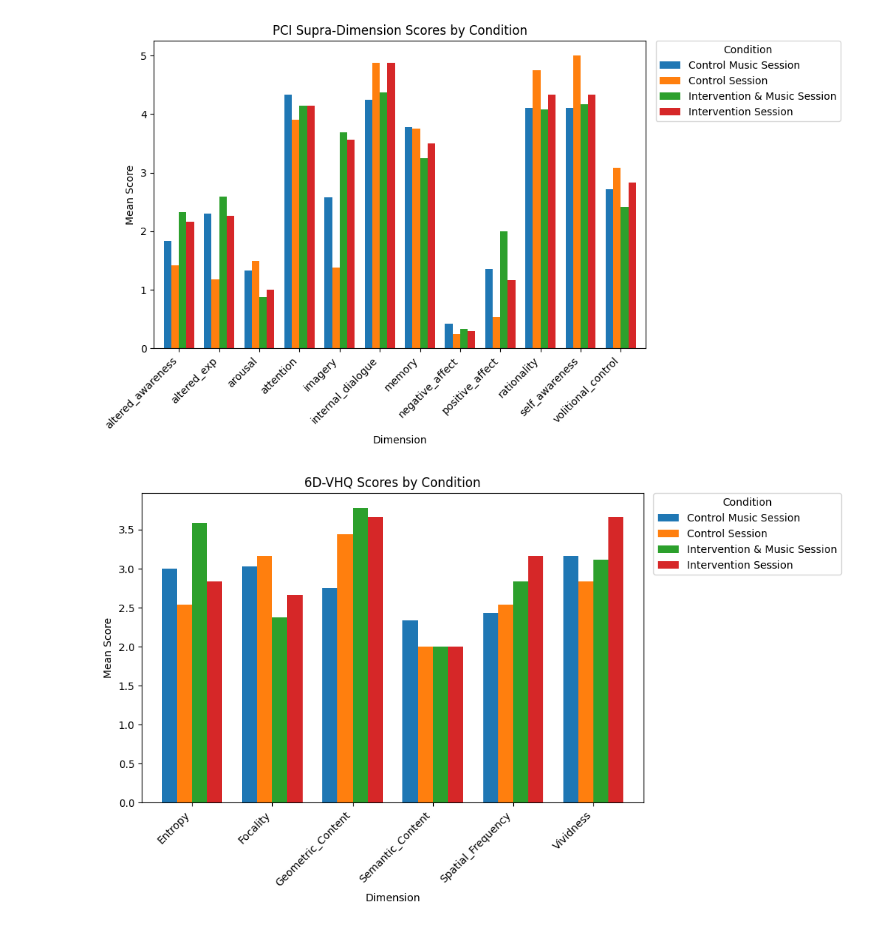
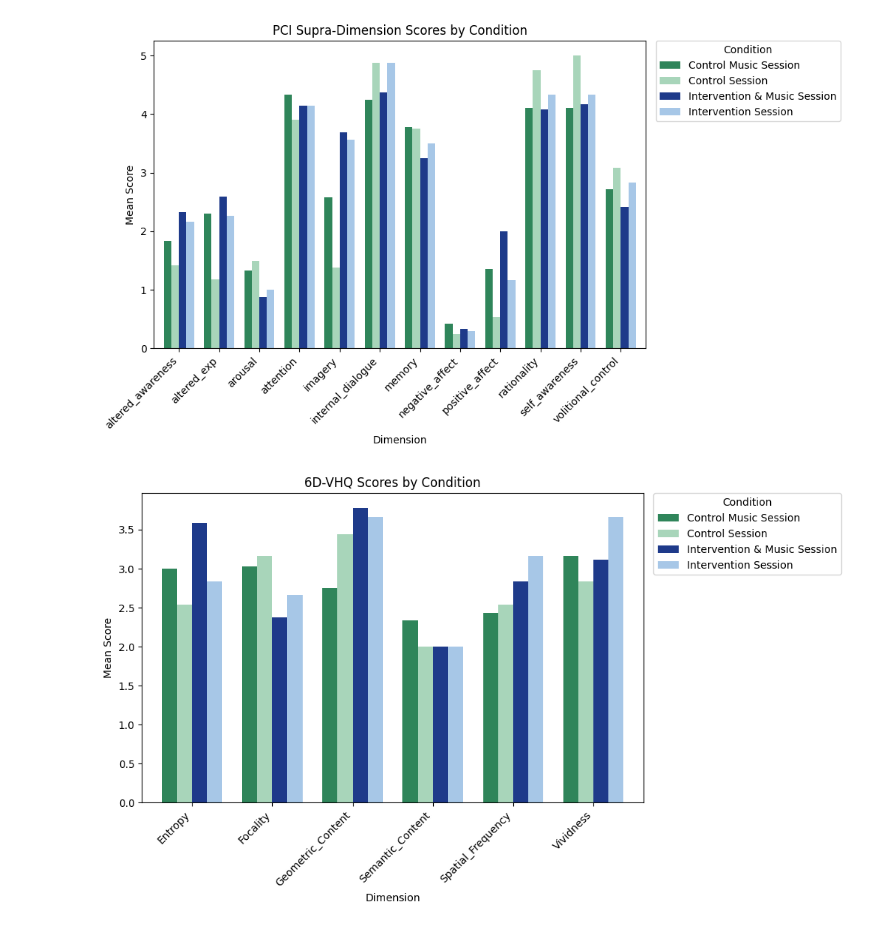
Before and after one commit to dannynacker/strobe_depression, a Jupyter notebook: pci_vhq_score.ipynb, the cells around one changed output. Drawn from its saved outputs; the diff is of its cells as text; code cells hidden in the pictures.

```diff
--- a/pci_vhq_score.ipynb
+++ b/pci_vhq_score.ipynb
@@ -228,7 +228,19 @@ def plot_grouped_bar(df, title):
     Assumes df has columns: 'dimension', 'condition', 'mean_score'
     """
     pivot_df = df.pivot(index="dimension", columns="condition", values="mean_score")
-    ax = pivot_df.plot(kind="bar", figsize=(12, 6), width=0.75)
+
+    # Define custom colors for the specific conditions
+    condition_colors = {
+        "Control Session": "#A8D5BA",          # light green
+        "Control Music Session": "#2F855A",    # dark green
+        "Intervention Session": "#A7C7E7",     # light blue
+        "Intervention & Music Session": "#1E3A8A",  # dark blue
+    }
+
+    # Get color list matching the column order
+    color_list = [condition_colors.get(cond, "#888888") for cond in pivot_df.columns]
+
+    ax = pivot_df.plot(kind="bar", figsize=(12, 6), width=0.75, color=color_list)
 
     # Titles and axis labels
     plt.title(title)
@@ -269,2 +281,2 @@ Group-level supra means:
-[figure, old version]
+[figure, new version]
-[figure, old version]
+[figure, new version]
```
Also changed, not shown: parts of 1 cell of this notebook.
